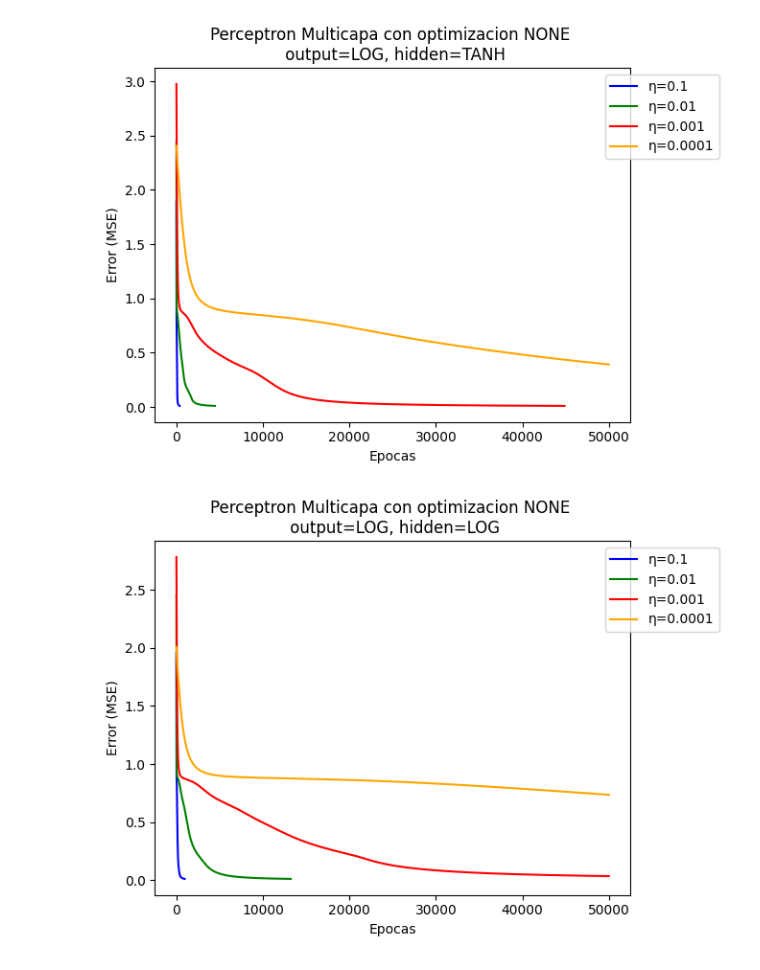
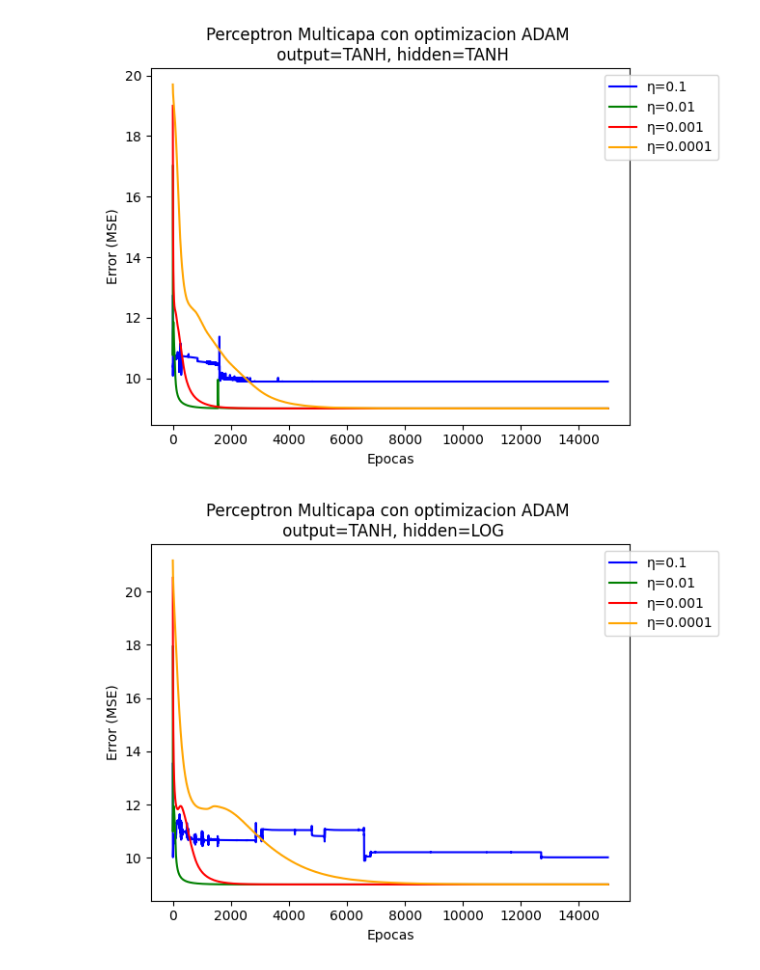
Before and after one commit to lukyferreiro/TPs-SIA, a Jupyter notebook: TP3/Ejercicio3/Plots3.ipynb, the cells around one changed output. Cells and saved outputs as stored; diff of their text form; code cells hidden in the pictures.

Commit message:
Advance with plots of ej3.3 and add mutation of images

```diff
--- a/TP3/Ejercicio3/Plots3.ipynb
+++ b/TP3/Ejercicio3/Plots3.ipynb
@@ -6,21 +6,22 @@ from src.perceptron import MultilayerPerceptron
 
 PATH = "./data/Ej3B-digitos.txt"
 
-OUTPUT_ACTIVATION = ["TANH", "LOG"]
+OUTPUT_ACTIVATION = ["TANH"]
 HIDDEN_ACTIVATION = ["TANH", "LOG"]
 BETA = 1
 
-TRAINING_TYPE = ["PERCENTAGE", "K-FOLD"]
+TRAINING_TYPE = "PERCENTAGE"
+K_FOLD = 4
 LR = 0.1
 BIAS = 1
-EPOCHS = 50000
+EPOCHS = 15000
 MIN_ERROR = 0.01
 TRAINING_PERCENTAGE = 0.9
 
-QTY_HIDDEN_LAYERS = 1
-QTY_NODES_IN_HIDDEN_LAYERS = [6]
+QTY_HIDDEN_LAYERS = 2
+QTY_NODES_IN_HIDDEN_LAYERS = [25, 15]
 
-OPTIMIZER_METHOD = ["NONE", "MOMENTUM", "ADAM"]
+OPTIMIZER_METHOD = ["MOMENTUM", "ADAM"]
 K_FOLD = 4
 ALPHA = 0.8
 BETA1 = 0.9
@@ -48,10 +49,10 @@ for i, opt_method in enumerate(OPTIMIZER_METHOD):
             arr_of_epochs_aux3 = []
             for lr in lrs:
                 perceptron = MultilayerPerceptron(input_data, expected_data, lr, BIAS,
-                                                EPOCHS, TRAINING_TYPE[0], TRAINING_PERCENTAGE, K_FOLD, MIN_ERROR,
+                                                EPOCHS, TRAINING_TYPE, TRAINING_PERCENTAGE, K_FOLD, MIN_ERROR,
                                                 QTY_HIDDEN_LAYERS, QTY_NODES_IN_HIDDEN_LAYERS,
                                                 out_act, hidden_act, BETA,
-                                                opt_method, ALPHA, BETA1, BETA2, EPSILON, expected_data)
+                                                opt_method, ALPHA, BETA1, BETA2, EPSILON, [-1,1])
                 mse_errors, total_epochs, acurracy, test_mse = perceptron.train()
                 arr_of_error_aux3.append(mse_errors)
                 arr_of_epochs_aux3.append(total_epochs)
@@ -100,2 +101,2 @@ Test MSE = 1.0057612571455907
-[figure, old version]
+[figure, new version]
-[figure, old version]
+[figure, new version]
```
Also changed, not shown: parts of 2 cells of this notebook, 4 other files.
